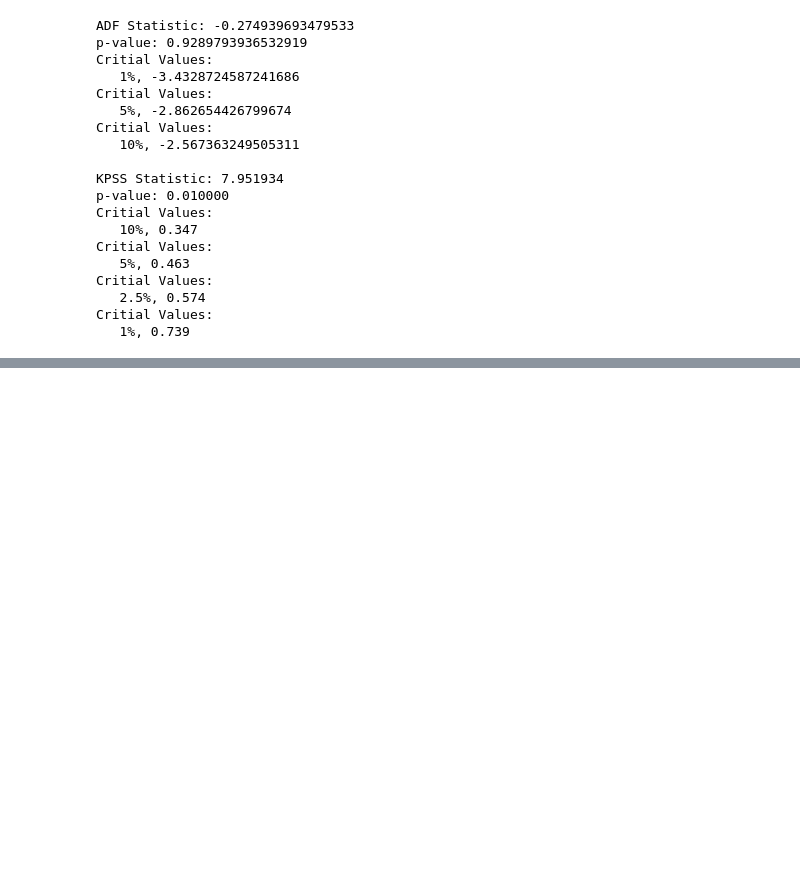
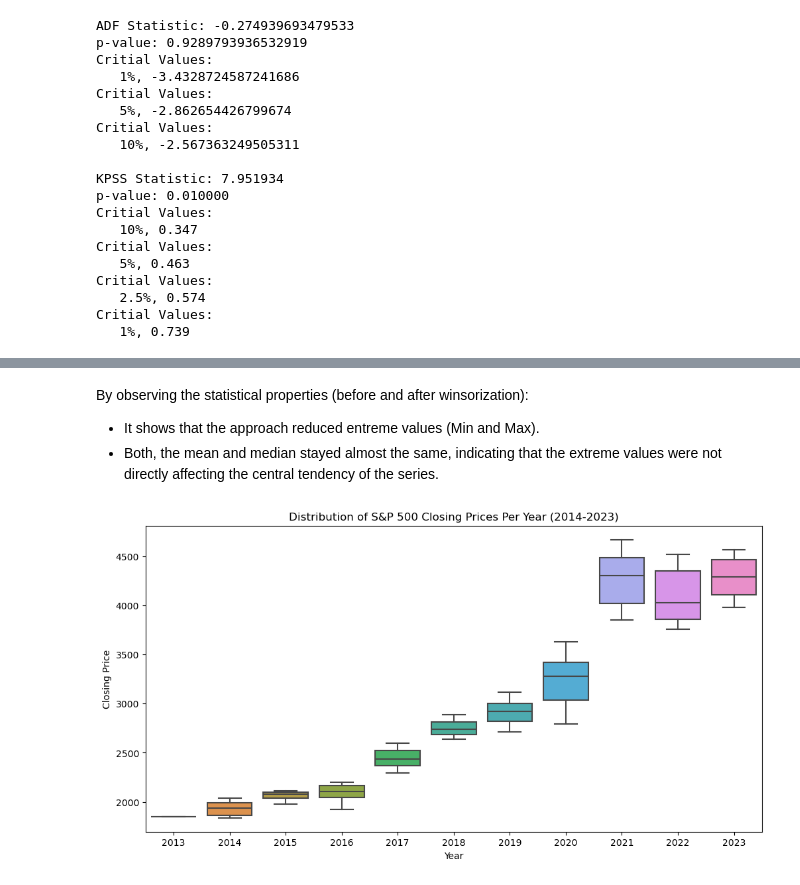
Before and after one commit to nozomu2020264/Capstone-Project---2020264-, a Jupyter notebook: S&P 500 - TS Analysis.ipynb, the cells around one changed output, grey strips where cells are left out. Cells and saved outputs as stored; diff of their text form; code cells hidden in the pictures; blank space fills up the shorter version.

Commit message:
Add files via upload
New updates on the data preparation.
- Overfitting problems in LSTM models, thus extra data preparation is required.

```diff
--- a/S&P 500 - TS Analysis.ipynb
+++ b/S&P 500 - TS Analysis.ipynb
@@ -438,0 +487,23 @@ The approches will be evaluated in the forecasting stage, pointing which one has
+# %%
+# Ensure your 'Year' column is correctly extracted from the index
+df1['Year'] = df1.index.year
+
+def winsorize_per_year(group):
+    # Apply winsorization column by column
+    for col in group.select_dtypes(include='number').columns:
+        lower_limit = group[col].quantile(0.1)
+        upper_limit = group[col].quantile(0.9)
+        group[col] = group[col].clip(lower=lower_limit, upper=upper_limit)
+    return group
+
+# Apply to each year
+capped_df = df1.groupby('Year').apply(winsorize_per_year)
+
+# Remove the 'Year' column afterward if it's no longer needed
+capped_df = capped_df.drop(columns='Year')
+
+# Remove the 'Year' from the index and keep 'Date' as the primary index
+capped_df = capped_df.reset_index(level='Year', drop=True)
+
+# Display the winsorized DataFrame for verification
+print(capped_df.head())
@@ -438,0 +530,16 @@ The approches will be evaluated in the forecasting stage, pointing which one has
+# %% [markdown]
+By observing the statistical properties (before and after winsorization):
+- It shows that the approach reduced entreme values (Min and Max).
+- Both, the mean and median stayed almost the same, indicating that the extreme values were not directly affecting the central tendency of the series.
+# %%
+# Creates a year column for grouping.
+capped_df['Year'] = capped_df.index.year
+# Box Plot per Year
+plt.figure(figsize=(12, 6))
+sns.boxplot(x='Year', y='Close', data=capped_df)
+plt.title('Distribution of S&P 500 Closing Prices Per Year (2014-2023)')
+plt.xlabel('Year')
+plt.ylabel('Closing Price')
+plt.show()
+# %% [output]
+[figure, added]
```
Also changed, not shown: parts of 59 cells of this notebook.
